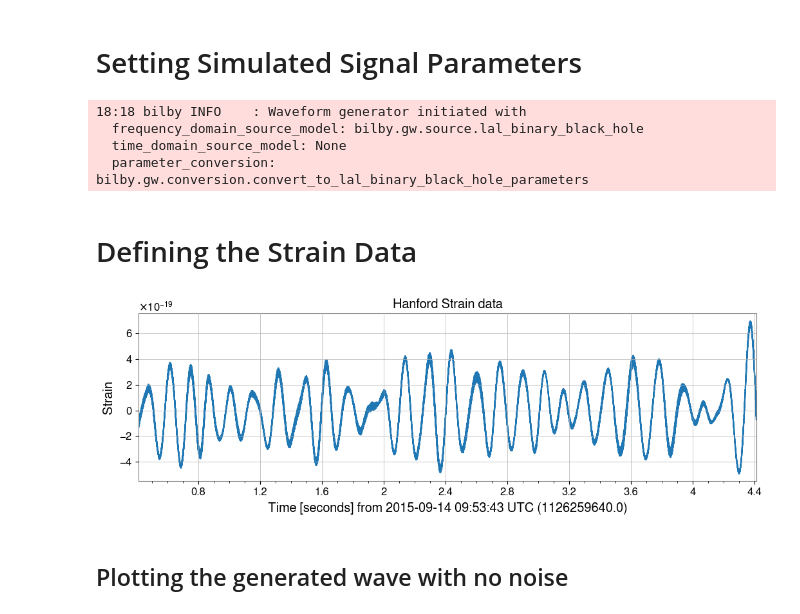
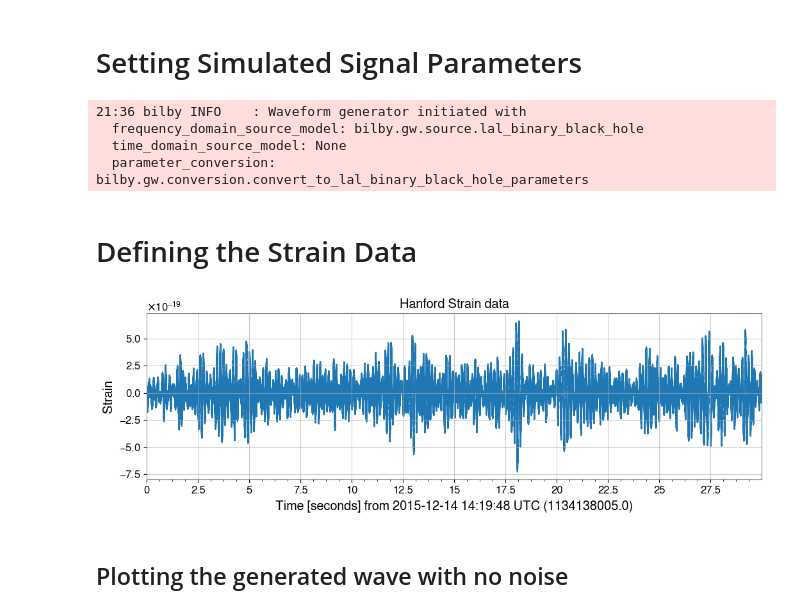
Before and after one commit to eMillar2718/GW_ChirpSim, a Jupyter notebook: GW_sim_test.ipynb, the cells around one changed output. Saved outputs shown, nothing was run; the diff lists cells and outputs as text; code cells hidden in the pictures.

```diff
--- a/GW_sim_test.ipynb
+++ b/GW_sim_test.ipynb
@@ -28,8 +11,13 @@ import lal
 # Setting Universal Parameters
 # %%
 sampling_frequency = 4096
-duration = 4
+duration = 30
 minimum_frequency = 20
+
+merger_time = np.random.randint(1126051217, 1137254417)
+
+start_time = merger_time - (duration/2)
+end_time = start_time + duration
 # %% [markdown]
 # Setting Simulated Signal Parameters
 # %%
@@ -46,46 +34,45 @@ injection_parameters = dict(
     theta_jn=0.4,
     psi=2.659,
     phase=1.3,
-    geocent_time=1126259642.413,
+    geocent_time=merger_time,
     ra=1.375,
     dec=-1.2108
     )
 
+
 waveform_arguments = dict(
-    waveform_approximant="IMRPhenomPv2", #Where in the source code are the lists of approximants specified?
-    #reference_frequency=minimum_frequency,
+    waveform_approximant="IMRPhenomPv2",
+    reference_frequency=minimum_frequency,
     minimum_frequency=minimum_frequency,
-    start_time=injection_parameters["geocent_time"] - 2
+    start_time=merger_time - 2
 )
 
 waveform_generator = bilby.gw.WaveformGenerator(
     duration = duration,
     sampling_frequency=sampling_frequency,
-    frequency_domain_source_model=bilby.gw.source.lal_binary_black_hole, #Where in the source code references the available time domain source models
+    frequency_domain_source_model=bilby.gw.source.lal_binary_black_hole,
     parameter_conversion=bilby.gw.conversion.convert_to_lal_binary_black_hole_parameters,
     waveform_arguments=waveform_arguments,
 )
 # %% [output]
-18:18 bilby INFO    : Waveform generator initiated with
+21:36 bilby INFO    : Waveform generator initiated with
   frequency_domain_source_model: bilby.gw.source.lal_binary_black_hole
   time_domain_source_model: None
   parameter_conversion: bilby.gw.conversion.convert_to_lal_binary_black_hole_parameters
 # %% [markdown]
 # Defining the Strain Data
 # %%
-start_time = injection_parameters["geocent_time"] - 2
-end_time = start_time + duration
-time_series = TimeSeries.fetch_open_data('H1', start_time, end_time)
+time_series = TimeSeries.fetch_open_data('H1', start_time, end_time) #Fetching the data from GWOSC
 
 plot = time_series.plot()
 
 ax = plot.gca()
 ax.set_title('Hanford Strain data')
 ax.set_ylabel('Strain')
 
 plot = plt.show()
 # %% [output]
-[figure, old version]
+[figure, new version]
 # %% [markdown]
 ## Plotting the generated wave with no noise
 # %% [markdown]
```
Also changed, not shown: parts of 7 cells of this notebook.
